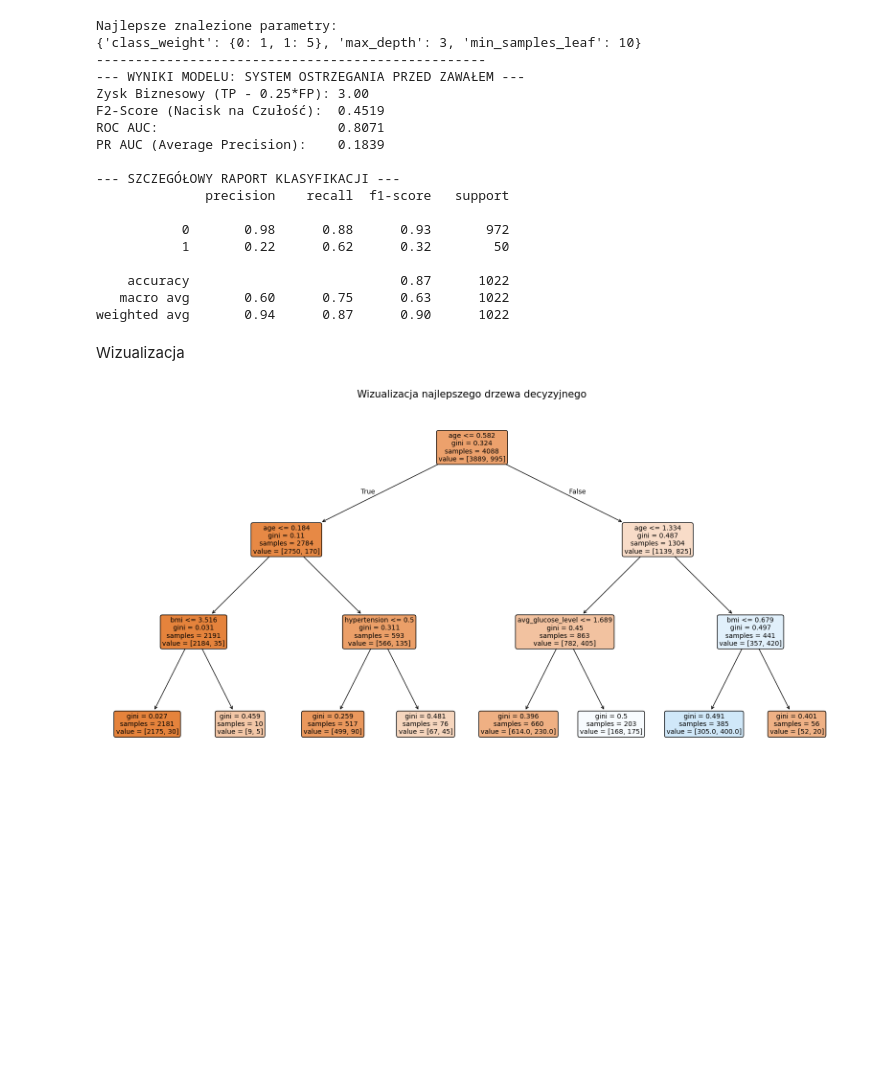
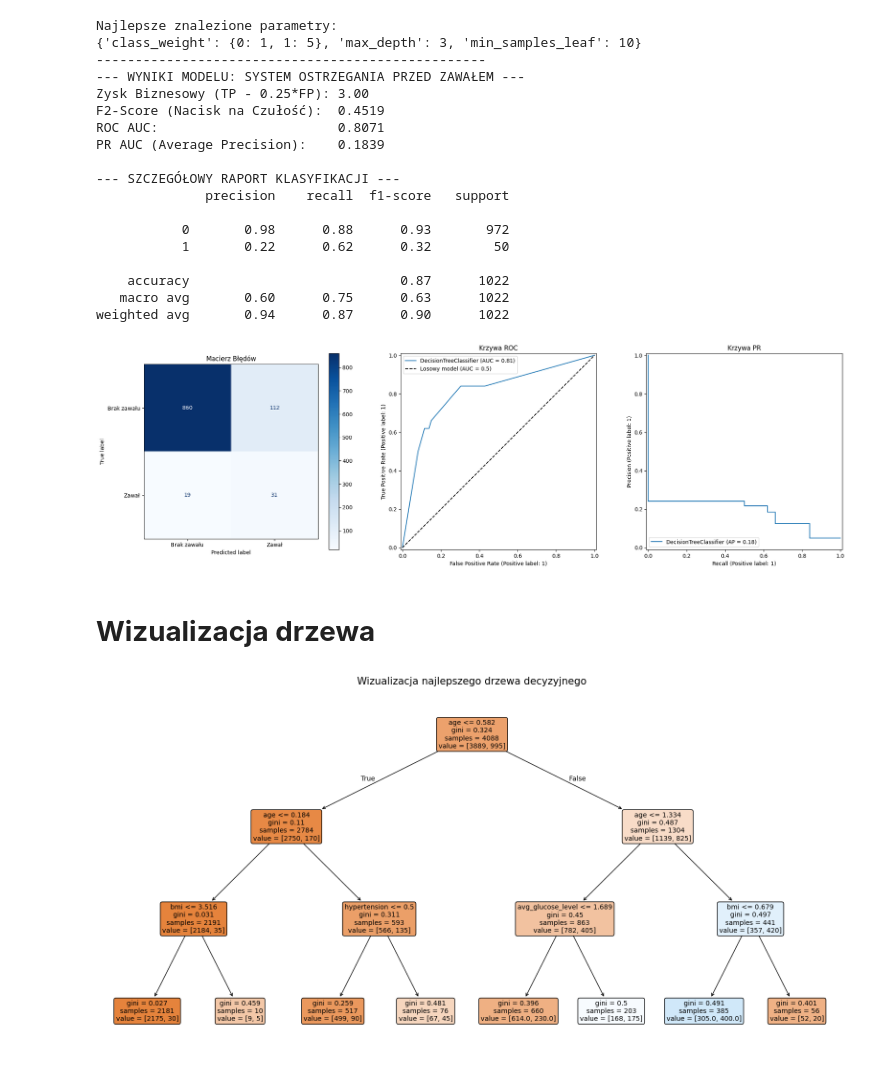
Before and after one commit to Zajecia-na-PWr-LR/lista-4-projekt-grupowy-2, a Jupyter notebook: 2_Drzewo_Decyzyjne.ipynb, the cells around one changed output. Saved outputs shown, nothing was run; the diff lists cells and outputs as text; code cells hidden in the pictures; blank space fills up the shorter version.

```diff
--- a/2_Drzewo_Decyzyjne.ipynb
+++ b/2_Drzewo_Decyzyjne.ipynb
@@ -80,7 +80,6 @@ tree.fit(X_train, y_train)
 
 y_pred = tree.predict(X_test)
 
-business_profit_score(y_test, y_pred)
 evaluate_heart_model(tree, X_test, y_test)
 # %% [output]
 --- WYNIKI MODELU: SYSTEM OSTRZEGANIA PRZED ZAWAŁEM ---
@@ -153,8 +152,33 @@ PR AUC (Average Precision):    0.1839
     accuracy                           0.87      1022
    macro avg       0.60      0.75      0.63      1022
 weighted avg       0.94      0.87      0.90      1022
-# %% [markdown]
-Wizualizacja
+# %%
+from sklearn.metrics import ConfusionMatrixDisplay, RocCurveDisplay, PrecisionRecallDisplay
+
+fig, (ax1, ax2, ax3) = plt.subplots(1, 3, figsize=(20, 6))
+
+ConfusionMatrixDisplay.from_estimator(
+    best_tree, X_test, y_test,
+    display_labels=['Brak zawału', 'Zawał'],
+    cmap='Blues', ax=ax1
+)
+ax1.set_title("Macierz Błędów")
+
+
+RocCurveDisplay.from_estimator(best_tree, X_test, y_test, ax=ax2)
+ax2.plot([0, 1], [0, 1], 'k--', label='Losowy model (AUC = 0.5)')
+ax2.set_title("Krzywa ROC")
+ax2.legend()
+
+PrecisionRecallDisplay.from_estimator(best_tree, X_test, y_test, ax=ax3)
+ax3.set_title("Krzywa PR")
+
+plt.tight_layout()
+plt.show()
+# %% [output]
+[figure, added]
+# %% [markdown]
+# **Wizualizacja drzewa**
 # %%
 plt.figure(figsize=(20, 10))
 plot_tree(best_tree,
```
Also changed, not shown: parts of 7 cells of this notebook.
